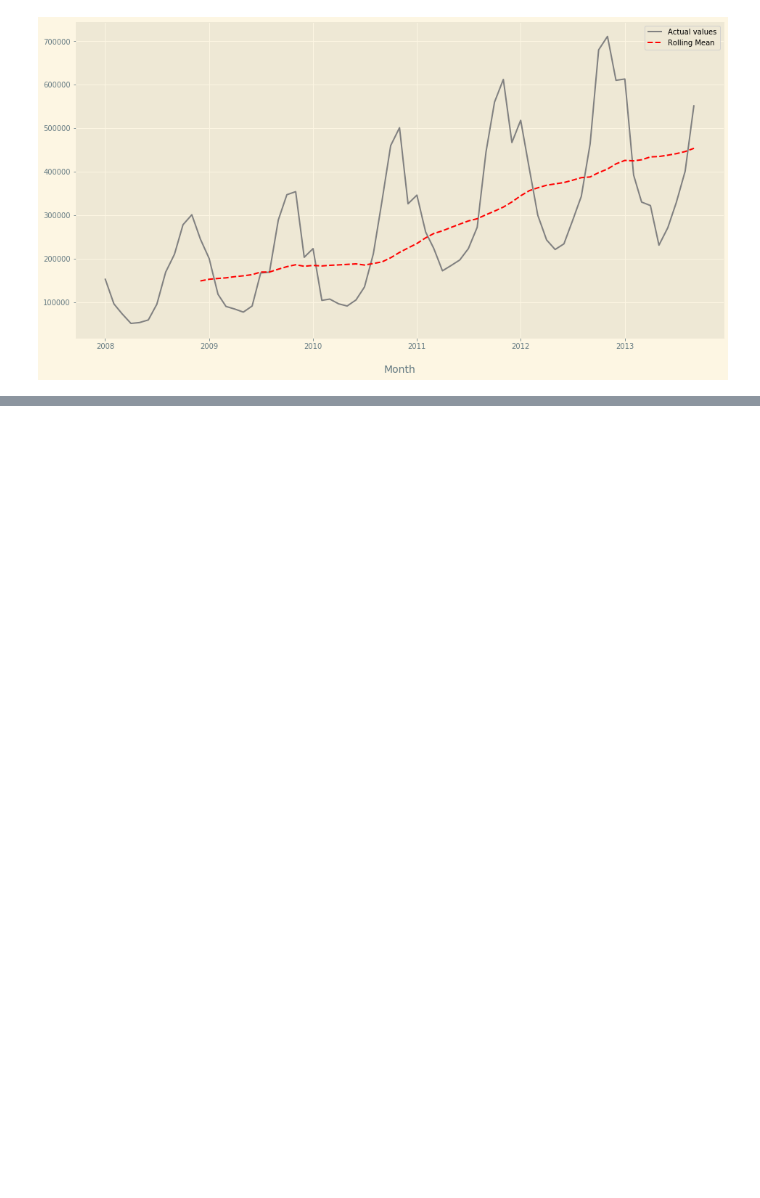
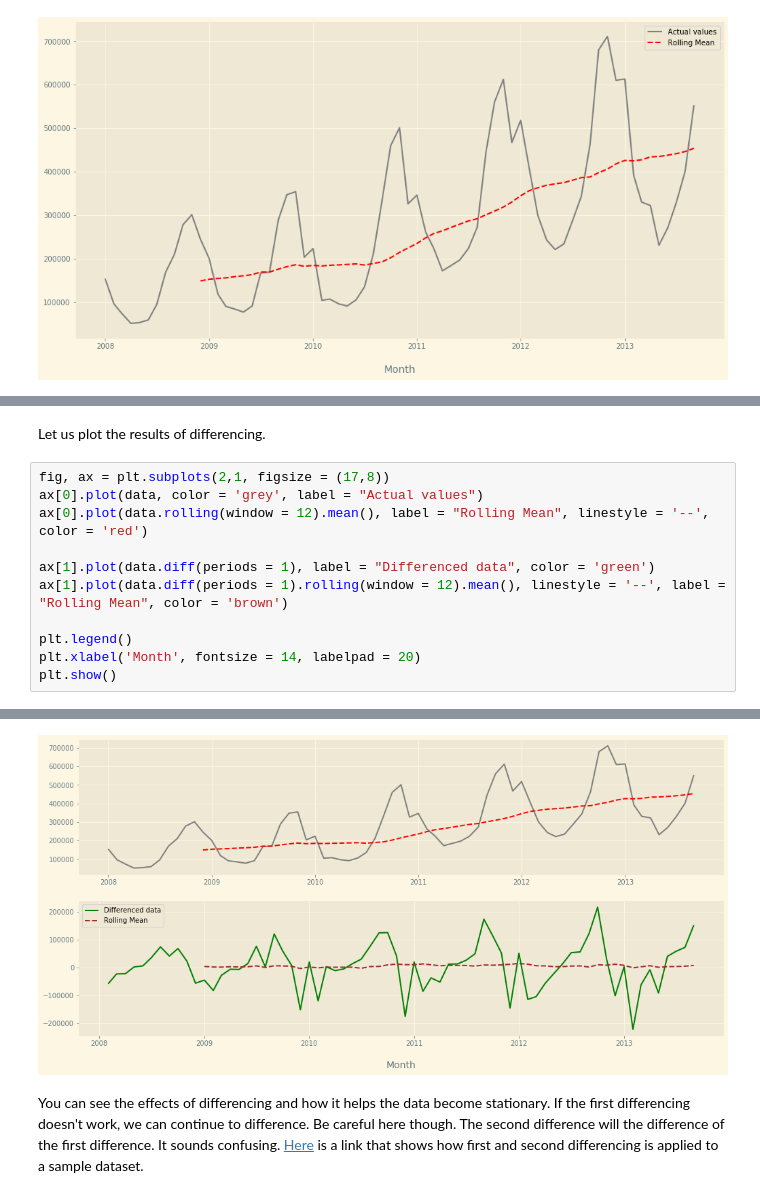
Before and after one commit to hamzajabbarr/time_series_forecasting_example, a Jupyter notebook: Time_series.ipynb, the cells around one changed output, grey strips where cells are left out. Cells and saved outputs as stored; diff of their text form; blank space fills up the shorter version.

Commit message:
Explaining differencing

```diff
--- a/Time_series.ipynb
+++ b/Time_series.ipynb
@@ -532,0 +586,14 @@ plt.show()
+# %% [markdown]
+Let us plot the results of differencing.
+# %%
+fig, ax = plt.subplots(2,1, figsize = (17,8))
+ax[0].plot(data, color = 'grey', label = "Actual values")
+ax[0].plot(data.rolling(window = 12).mean(), label = "Rolling Mean", linestyle = '--', color = 'red')
+
+ax[1].plot(data.diff(periods = 1), label = "Differenced data", color = 'green')
+ax[1].plot(data.diff(periods = 1).rolling(window = 12).mean(), linestyle = '--', label = "Rolling Mean", color = 'brown')
+
+plt.legend()
+plt.xlabel('Month', fontsize = 14, labelpad = 20)
+plt.show()
+# %% [output]
@@ -532,0 +604,3 @@ plt.show()
+[figure, added]
+# %% [markdown]
+You can see the effects of differencing and how it helps the data become stationary. If the first differencing doesn't work, we can continue to difference. Be careful here though. The second difference will the difference of the first difference. It sounds confusing. [Here](https://docs.google.com/spreadsheets/d/1-IfOW2EdiGOqCXXKlchZAxvSE8O1tH7EKr6BXGly-Q4/edit?usp=sharing) is a link that shows how first and second differencing is applied to a sample dataset.
```
Also changed, not shown: parts of 6 cells of this notebook.
